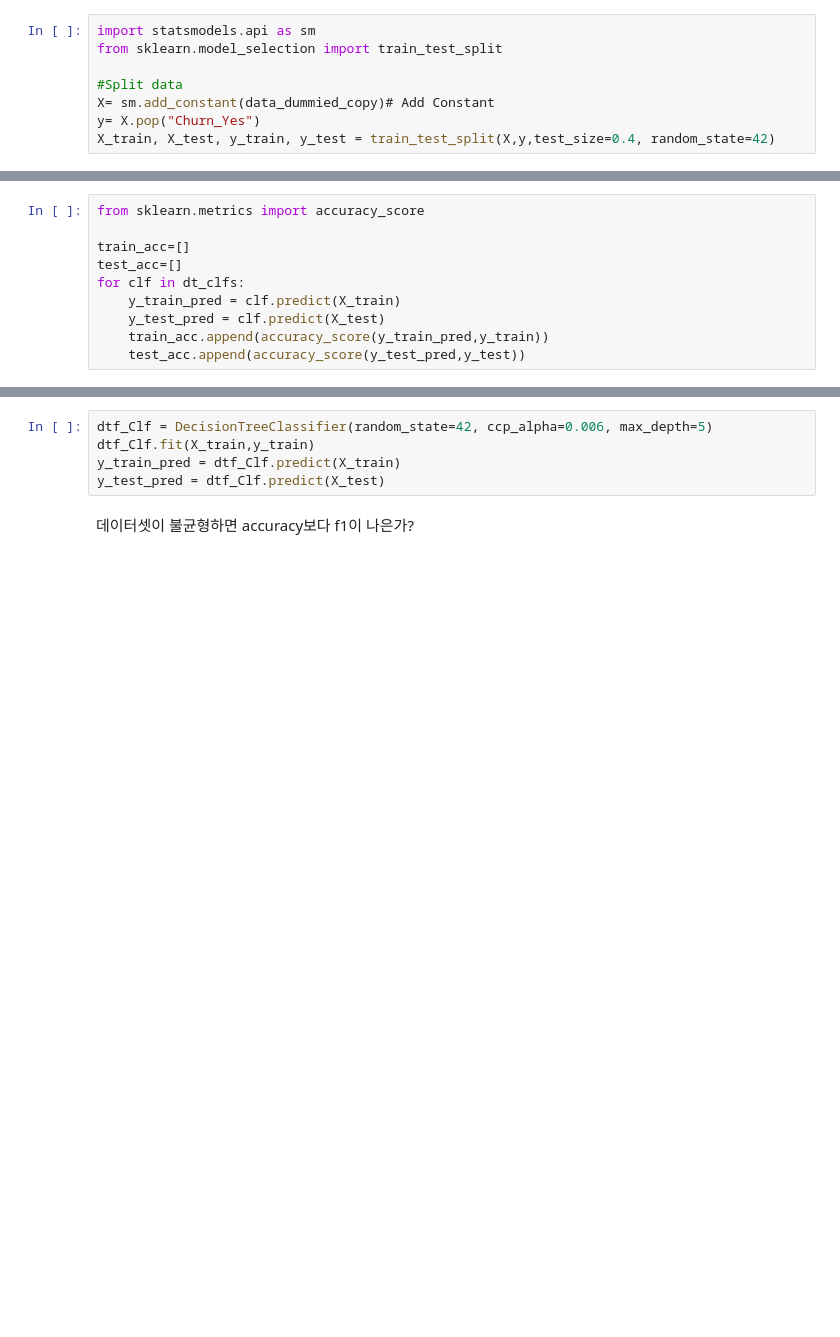
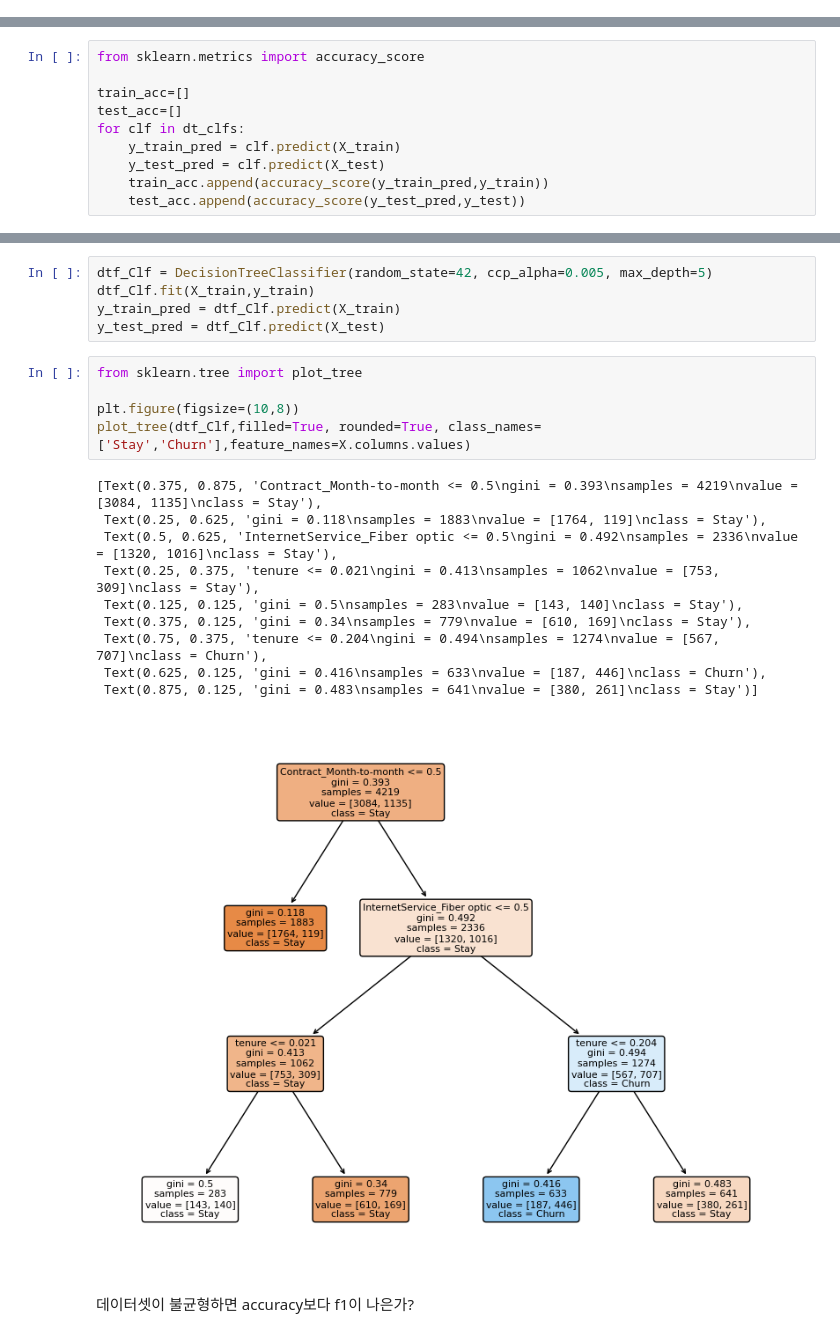
Before and after one commit to Hakgyun-Hong/MachineLearning, a Jupyter notebook: Churn_Ensemble.ipynb, the cells around one changed output, grey strips where cells are left out. Drawn from its saved outputs; the diff is of its cells as text; blank space fills up the shorter version.

```diff
--- a/Churn_Ensemble.ipynb
+++ b/Churn_Ensemble.ipynb
@@ -200,14 +297,6 @@ memory usage: 164.9 KB
 # %%
 from sklearn.tree import DecisionTreeClassifier
 # if we use GridSearchCV : max_depth, ccp_alpha -> optimization is needed
-# %%
-import statsmodels.api as sm
-from sklearn.model_selection import train_test_split
-
-#Split data
-X= sm.add_constant(data_dummied_copy)# Add Constant
-y= X.pop("Churn_Yes")
-X_train, X_test, y_train, y_test = train_test_split(X,y,test_size=0.4, random_state=42)
 # %%
 dt_clf = DecisionTreeClassifier(random_state=42)
 dt_clf.fit(X_train,y_train)
@@ -336,8 +426,24 @@ ax[1][1].legend(loc='upper right')
 # %%
-dtf_Clf = DecisionTreeClassifier(random_state=42, ccp_alpha=0.006, max_depth=5)
+dtf_Clf = DecisionTreeClassifier(random_state=42, ccp_alpha=0.005, max_depth=5)
 dtf_Clf.fit(X_train,y_train)
 y_train_pred = dtf_Clf.predict(X_train)
 y_test_pred = dtf_Clf.predict(X_test)
+# %%
+from sklearn.tree import plot_tree
+
+plt.figure(figsize=(10,8))
+plot_tree(dtf_Clf,filled=True, rounded=True, class_names=['Stay','Churn'],feature_names=X.columns.values)
+# %% [output]
+[Text(0.375, 0.875, 'Contract_Month-to-month <= 0.5\ngini = 0.393\nsamples = 4219\nvalue = [3084, 1135]\nclass = Stay'),
+ Text(0.25, 0.625, 'gini = 0.118\nsamples = 1883\nvalue = [1764, 119]\nclass = Stay'),
+ Text(0.5, 0.625, 'InternetService_Fiber optic <= 0.5\ngini = 0.492\nsamples = 2336\nvalue = [1320, 1016]\nclass = Stay'),
+ Text(0.25, 0.375, 'tenure <= 0.021\ngini = 0.413\nsamples = 1062\nvalue = [753, 309]\nclass = Stay'),
+ Text(0.125, 0.125, 'gini = 0.5\nsamples = 283\nvalue = [143, 140]\nclass = Stay'),
+ Text(0.375, 0.125, 'gini = 0.34\nsamples = 779\nvalue = [610, 169]\nclass = Stay'),
+ Text(0.75, 0.375, 'tenure <= 0.204\ngini = 0.494\nsamples = 1274\nvalue = [567, 707]\nclass = Churn'),
+ Text(0.625, 0.125, 'gini = 0.416\nsamples = 633\nvalue = [187, 446]\nclass = Churn'),
+ Text(0.875, 0.125, 'gini = 0.483\nsamples = 641\nvalue = [380, 261]\nclass = Stay')]
+[figure, added]
 # %% [markdown]
 데이터셋이 불균형하면 accuracy보다 f1이 나은가?
 # %%
```
Also changed, not shown: parts of 43 cells of this notebook.
